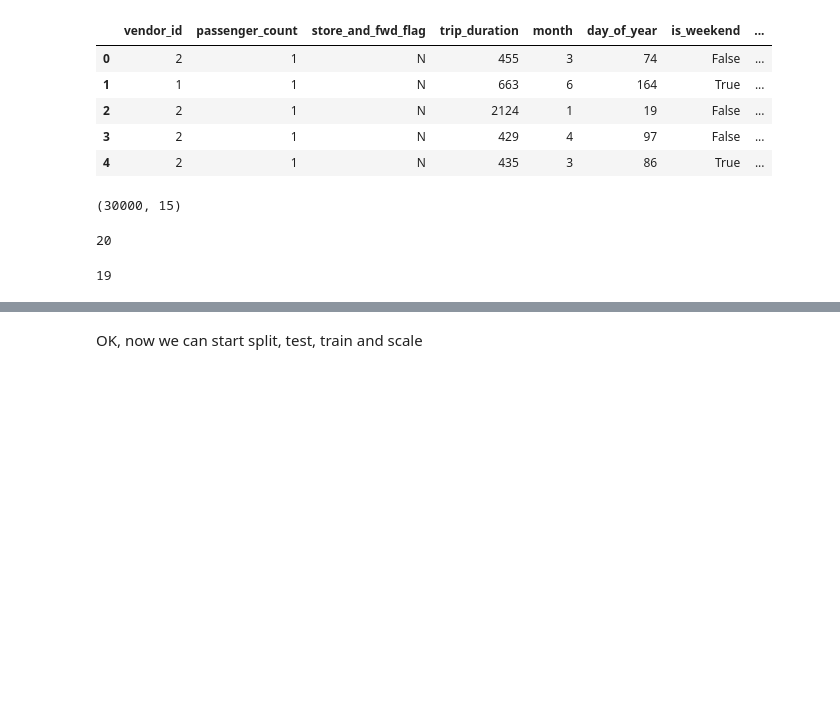
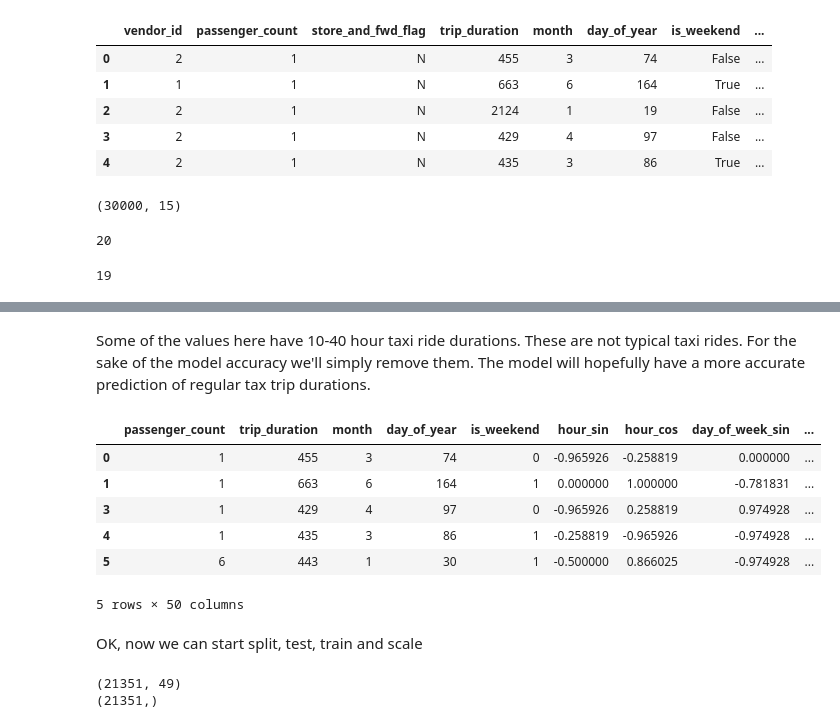
Before and after one commit to FloBeep/Project_4_NYC_TaxiTripData, a Jupyter notebook: nn_model_optimization.ipynb, the cells around one changed output, grey strips where cells are left out. Saved outputs shown, nothing was run; the diff lists cells and outputs as text; code cells hidden in the pictures; blank space fills up the shorter version.

```diff
--- a/nn_model_optimization.ipynb
+++ b/nn_model_optimization.ipynb
@@ -332,3 +344,19 @@ Index(['passenger_count', 'trip_duration', 'month', 'day_of_year',
+# %% [markdown]
+Some of the values here have 10-40 hour taxi ride durations. These are not typical taxi rides. For the sake of the model accuracy we'll simply remove them. The model will hopefully have a more accurate prediction of regular tax trip durations.
+# %%
+# Remove the outliers from the original DataFrame
+df= df[~df.index.isin(outliers.index)]
+
+# Optionally, check the cleaned DataFrame
+df.head()
+# %% [output]
+|  | passenger_count | trip_duration | month | day_of_year | is_weekend | hour_sin | hour_cos | day_of_week_sin | ... |
+| 0 | 1 | 455 | 3 | 74 | 0 | -0.965926 | -0.258819 | 0.000000 | ... |
+| 1 | 1 | 663 | 6 | 164 | 1 | 0.000000 | 1.000000 | -0.781831 | ... |
+| 3 | 1 | 429 | 4 | 97 | 0 | -0.965926 | 0.258819 | 0.974928 | ... |
+| 4 | 1 | 435 | 3 | 86 | 1 | -0.258819 | -0.965926 | -0.974928 | ... |
+| 5 | 6 | 443 | 1 | 30 | 1 | -0.500000 | 0.866025 | -0.974928 | ... |
+5 rows × 50 columns
 # %% [markdown]
 OK, now we can start split, test, train and scale
 # %%
@@ -347,3 +372,13 @@ X_train, X_test, y_train, y_test = train_test_split(X, y, random_state=42)
+# %%
+# Split the data into training and test sets
+X_train, X_test, y_train, y_test = train_test_split(X, y, random_state=42)
+
+# Check the shapes
+print(X_train.shape)  # Expected output: (22500, n_features)
+print(y_train.shape)  # Expected output: (22500,)
+# %% [output]
+(21351, 49)
+(21351,)
 # %%
 # Preprocess numerical data for neural network
 
```
Also changed, not shown: parts of 27 cells of this notebook, 1 other file.
